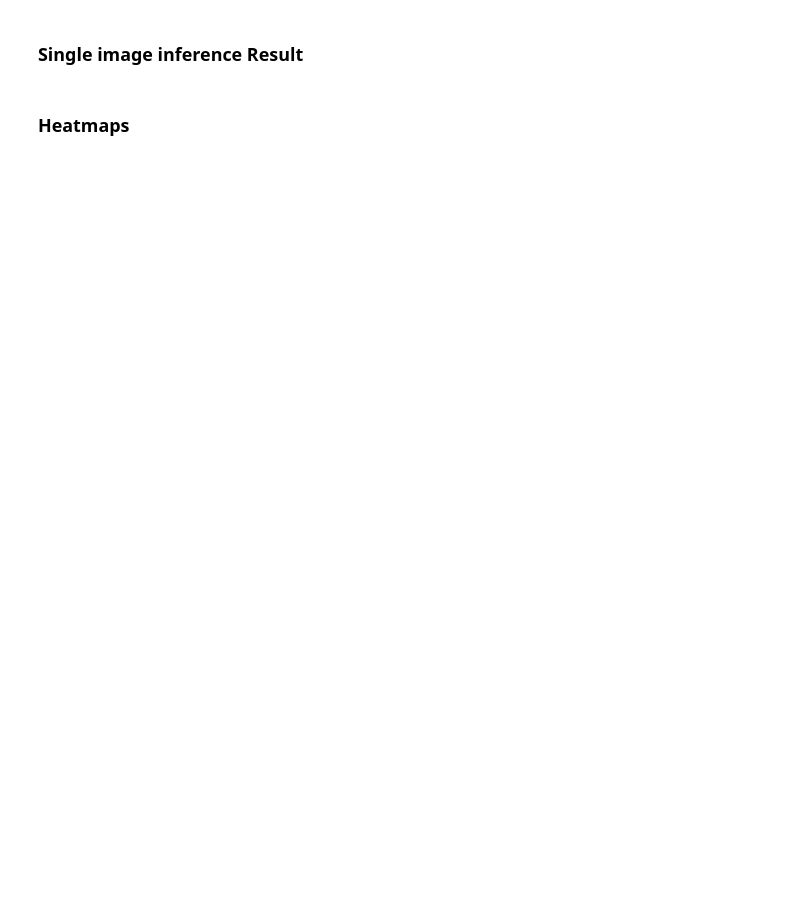
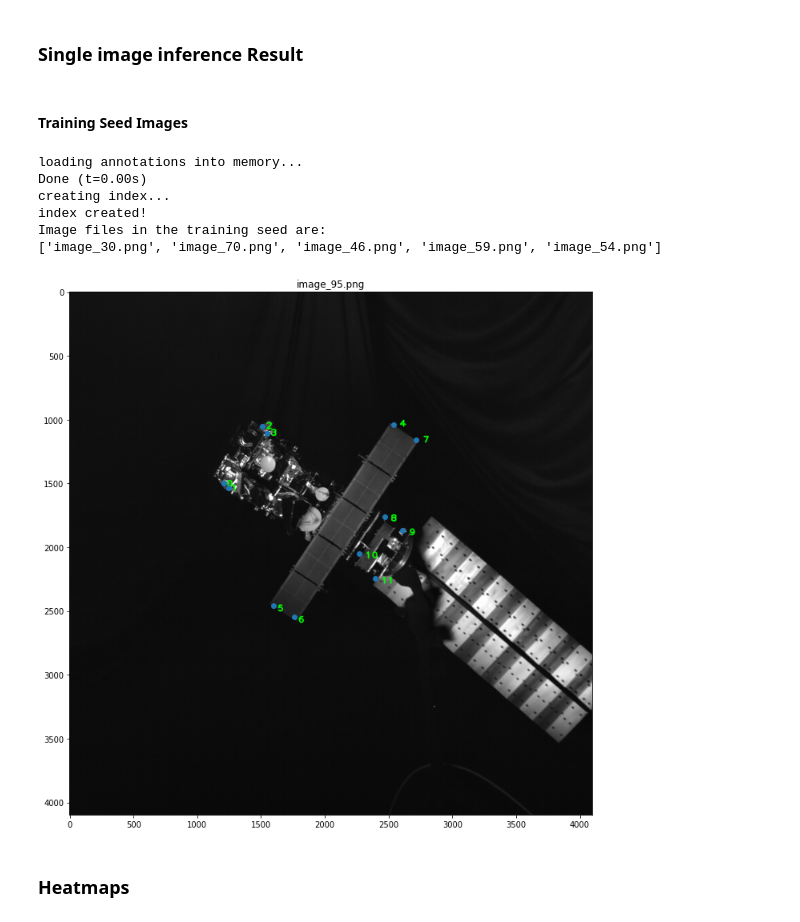
Before and after one commit to femalegeekinsv/Lite-HRNet, a Jupyter notebook: inference.ipynb, the cells around one changed output. Saved outputs shown, nothing was run; the diff lists cells and outputs as text; code cells hidden in the pictures; blank space fills up the shorter version.

```diff
--- a/inference.ipynb
+++ b/inference.ipynb
@@ -238,7 +246,7 @@ HBox([Label('Config Name:'),txt_config])
 HBox(children=(Label(value='Config Name:'), Text(value='augmentations_litehrnet_18_coco_256x256_Envisat+IC', l…
 # %%
 config_name = txt_config.value
-config_path = f"configs/top_down/lite_hrnet/Envisat/{config_name}.py"
+config_path = f"configs/top_down/lite_hrnet/Envisat/FT/{config_name}.py"
 ckpt_path = f"work_dirs/{config_name}/best.pth"
 # %% [markdown]
 ### Overwrite mmpose library methods to enable inference on sat images
@@ -375,3 +377,38 @@ plt.show()
+# %% [markdown]
+#### Training Seed Images
+# %%
+from pycocotools.coco import COCO
+seed_anns= '/home/kuldeep/PhD/Code/data/Envisat/ESTEC_Images/kp_sampling_img/split/seed1/5shot_Envisat_train.json'
+coco = COCO(seed_anns)
+img_list = [v['file_name'] for k,v  in coco.imgs.items()]
+print(f'Image files in the training seed are:\n{img_list}')
+# %% [output]
+loading annotations into memory...
+Done (t=0.00s)
+creating index...
+index created!
+Image files in the training seed are:
+['image_30.png', 'image_70.png', 'image_46.png', 'image_59.png', 'image_54.png']
+# %%
+hms =heatmaps[0]['heatmap']
+result = results[0]
+keypoints = list()
+res_img = (result['image']).copy()
+res_img = (equalized_clahe).copy()
+
+for k,v in enumerate(result['keypoints']):
+    cv2.putText(res_img, str(k), (int(1.02*v[0]), int(1.02*v[1])), cv2.FONT_HERSHEY_PLAIN, 5, (0, 255, 0), 10)
+    keypoints.append(np.array(v[0:2]))
+
+
+
+plt.figure(figsize=(12,12))
+plt.scatter(*zip(*keypoints))
+plt.imshow(res_img)
+plt.title(result['name'])
+plt.show()
+# %% [output]
+[figure, added]
 # %% [markdown]
 ### Heatmaps
 # %%
```
Also changed, not shown: parts of 15 cells of this notebook, 5 other files.
